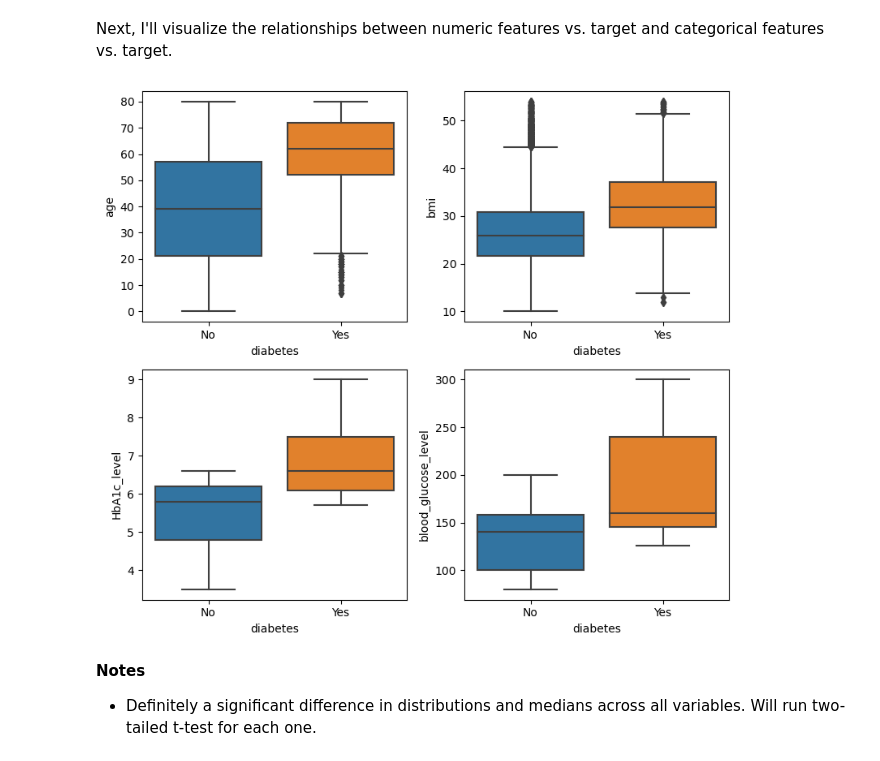
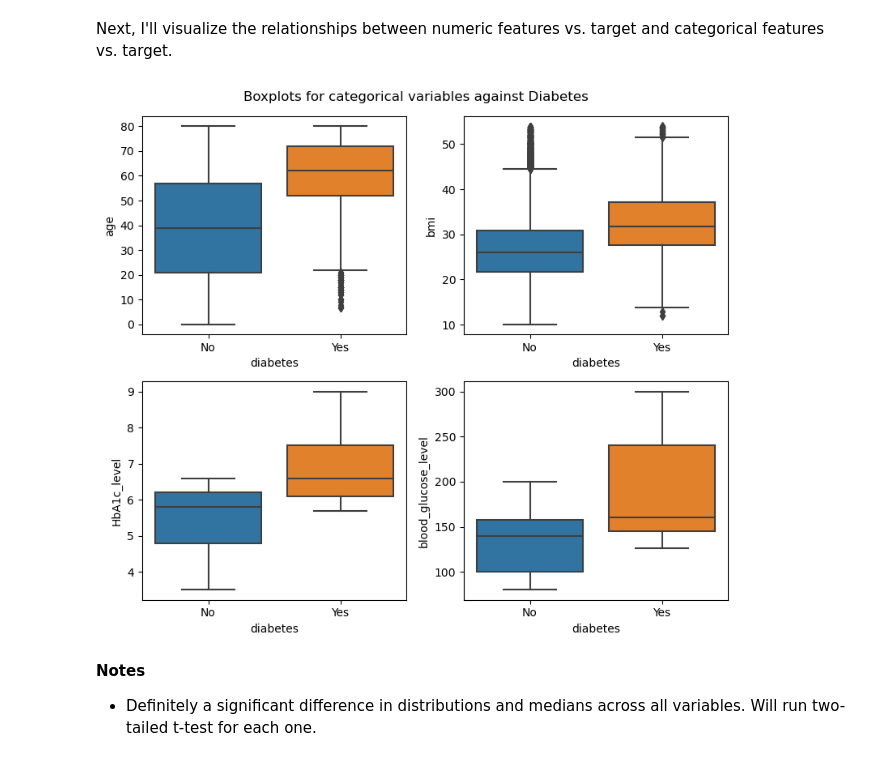
Before and after one commit to wilson-velasco/diabetes-project, a Jupyter notebook: final-project.ipynb, the cells around one changed output. Cells and saved outputs as stored; diff of their text form; code cells hidden in the pictures.

```diff
--- a/final-project.ipynb
+++ b/final-project.ipynb
@@ -250,15 +257,16 @@ Next, I'll visualize the relationships between numeric features vs. target and c
 # %%
 #Numeric against Target Variable
 
 plt.figure(figsize=(8,7))
+plt.suptitle('Boxplots for categorical variables against Diabetes')
 for i, col in enumerate(train[['age', 'bmi', 'HbA1c_level', 'blood_glucose_level', 'diabetes']]):
     if col != 'diabetes':
         plt.subplot(2,2,(i+1))
         sns.boxplot(data=train, x='diabetes', y=col).set_xticklabels(labels=['No', 'Yes'])
 plt.tight_layout()
 plt.show()
 # %% [output]
-[figure, old version]
+[figure, new version]
 # %% [markdown]
 **Notes**
 
```
Also changed, not shown: parts of 39 cells of this notebook, 4 other files.
